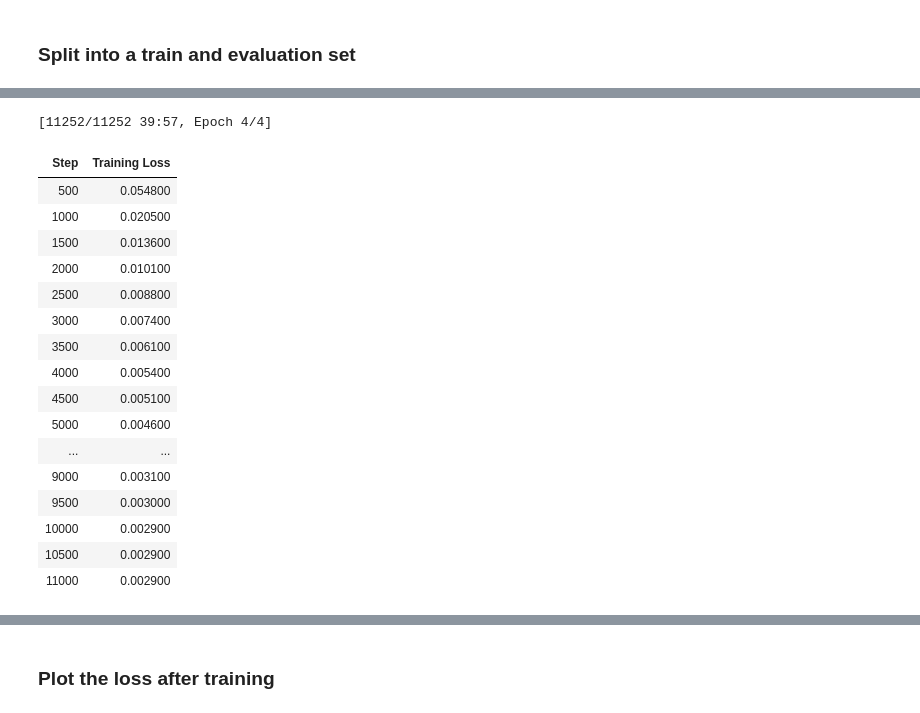
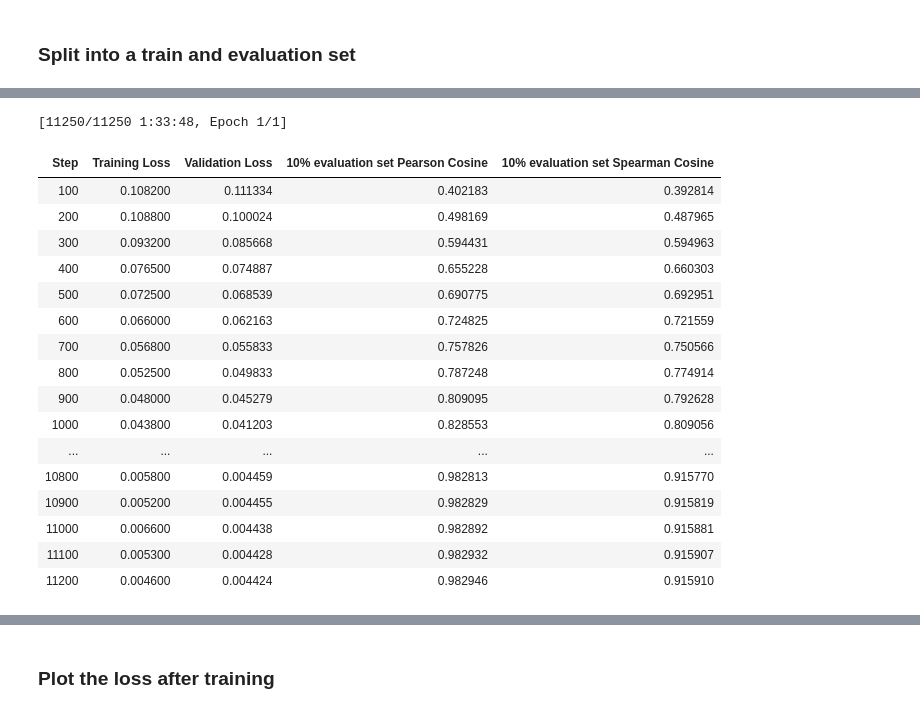
Before and after one commit to Bea-Taylor/nimby_nlp, a Jupyter notebook: nbs/1_0_6_SBERT_fine_tune.ipynb, the cells around one changed output, grey strips where cells are left out. Drawn from its saved outputs; the diff is of its cells as text; code cells hidden in the pictures.

```diff
--- a/nbs/1_0_6_SBERT_fine_tune.ipynb
+++ b/nbs/1_0_6_SBERT_fine_tune.ipynb
@@ -64,4 +85,16 @@ Downloading train_examples_downsample.pkl from https://zenodo.org/api/records/15
 Pickle file loaded: <class 'list'>
 # %% [markdown]
 ### Split into a train and evaluation set
+# %%
+df = pd.DataFrame([{
+    "text1": example.texts[0],
+    "text2": example.texts[1],
+    "label": example.label
+} for example in data])
+
+dataset = Dataset.from_pandas(df)
+
+dataset_split = dataset.train_test_split(test_size=0.1, seed=42)
+dataset_train = dataset_split['train']
+dataset_eval = dataset_split['test']
 # %%
@@ -77,9 +132,8 @@ Number of training examples: 180000
 # %%
-model = SentenceTransformer('all-MiniLM-L6-v2')
-
-evaluator = EmbeddingSimilarityEvaluator.from_input_examples(
-    val_pairs, name='validation'
+dev_evaluator = EmbeddingSimilarityEvaluator(
+    sentences1=dataset_eval["text1"],
+    sentences2=dataset_eval["text2"],
+    scores=dataset_eval["label"],
+    main_similarity=SimilarityFunction.COSINE,
+    name="10% evaluation set",
 )
-
-train_dataloader = DataLoader(train_pairs, shuffle=True, batch_size=64)
-train_loss = losses.CosineSimilarityLoss(model=model)
@@ -124,25 +152,30 @@ With 4 epochs, and 100 warmup steps this takes about 40 minutes to run on the GP
-# %%
-model.fit(train_objectives=[(train_dataloader, train_loss)],
-          epochs=4,
-          warmup_steps=100,
-          show_progress_bar=True,
-          callback=loss_logger)
-# %% [output]
-[11252/11252 39:57, Epoch 4/4]
-| Step | Training Loss |
-| 500 | 0.054800 |
-| 1000 | 0.020500 |
-| 1500 | 0.013600 |
-| 2000 | 0.010100 |
-| 2500 | 0.008800 |
-| 3000 | 0.007400 |
-| 3500 | 0.006100 |
-| 4000 | 0.005400 |
-| 4500 | 0.005100 |
-| 5000 | 0.004600 |
-| ... | ... |
-| 9000 | 0.003100 |
-| 9500 | 0.003000 |
-| 10000 | 0.002900 |
-| 10500 | 0.002900 |
-| 11000 | 0.002900 |
+# %%
+trainer = SentenceTransformerTrainer(
+    model=model,
+    args=args,
+    train_dataset=dataset_train,
+    eval_dataset=dataset_eval,
+    evaluator=dev_evaluator,
+    loss=train_loss
+)
+# %%
+trained = trainer.train()
+# %% [output]
+[11250/11250 1:33:48, Epoch 1/1]
+| Step | Training Loss | Validation Loss | 10% evaluation set Pearson Cosine | 10% evaluation set Spearman Cosine |
+| 100 | 0.108200 | 0.111334 | 0.402183 | 0.392814 |
+| 200 | 0.108800 | 0.100024 | 0.498169 | 0.487965 |
+| 300 | 0.093200 | 0.085668 | 0.594431 | 0.594963 |
+| 400 | 0.076500 | 0.074887 | 0.655228 | 0.660303 |
+| 500 | 0.072500 | 0.068539 | 0.690775 | 0.692951 |
+| 600 | 0.066000 | 0.062163 | 0.724825 | 0.721559 |
+| 700 | 0.056800 | 0.055833 | 0.757826 | 0.750566 |
+| 800 | 0.052500 | 0.049833 | 0.787248 | 0.774914 |
+| 900 | 0.048000 | 0.045279 | 0.809095 | 0.792628 |
+| 1000 | 0.043800 | 0.041203 | 0.828553 | 0.809056 |
+| ... | ... | ... | ... | ... |
+| 10800 | 0.005800 | 0.004459 | 0.982813 | 0.915770 |
+| 10900 | 0.005200 | 0.004455 | 0.982829 | 0.915819 |
+| 11000 | 0.006600 | 0.004438 | 0.982892 | 0.915881 |
+| 11100 | 0.005300 | 0.004428 | 0.982932 | 0.915907 |
+| 11200 | 0.004600 | 0.004424 | 0.982946 | 0.915910 |
```
Also changed, not shown: parts of 27 cells of this notebook.
